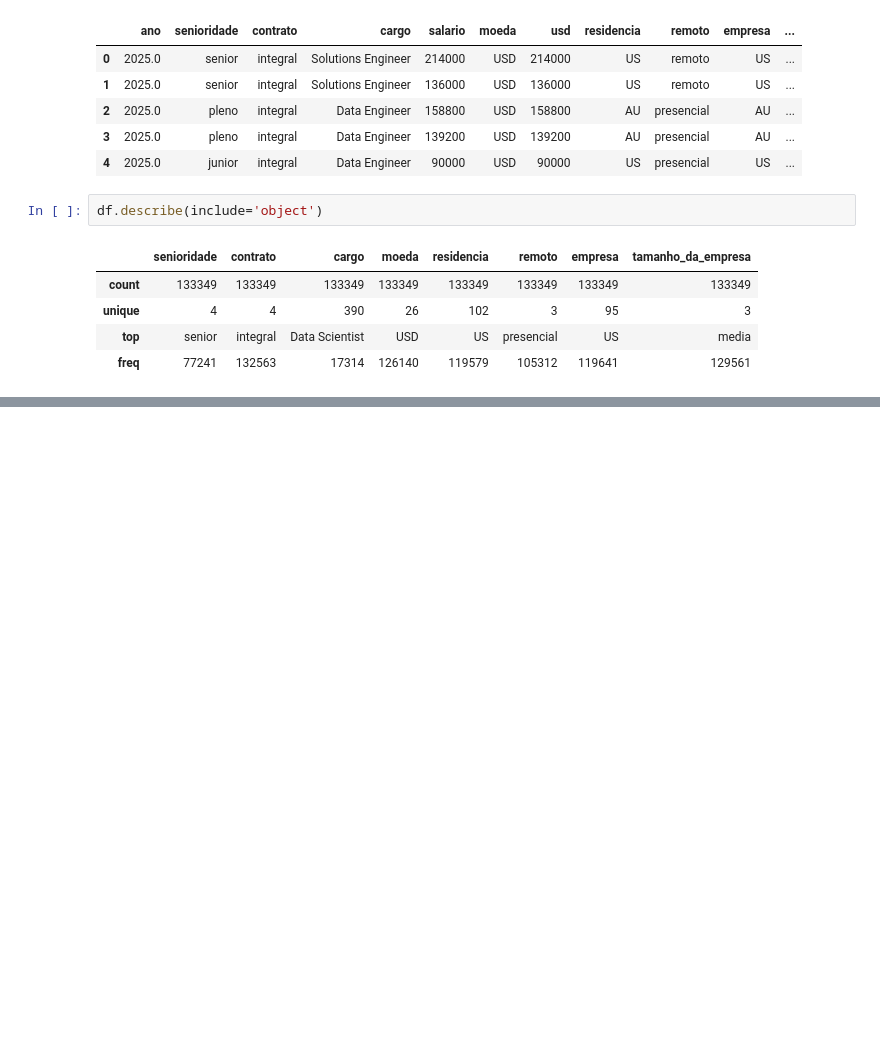
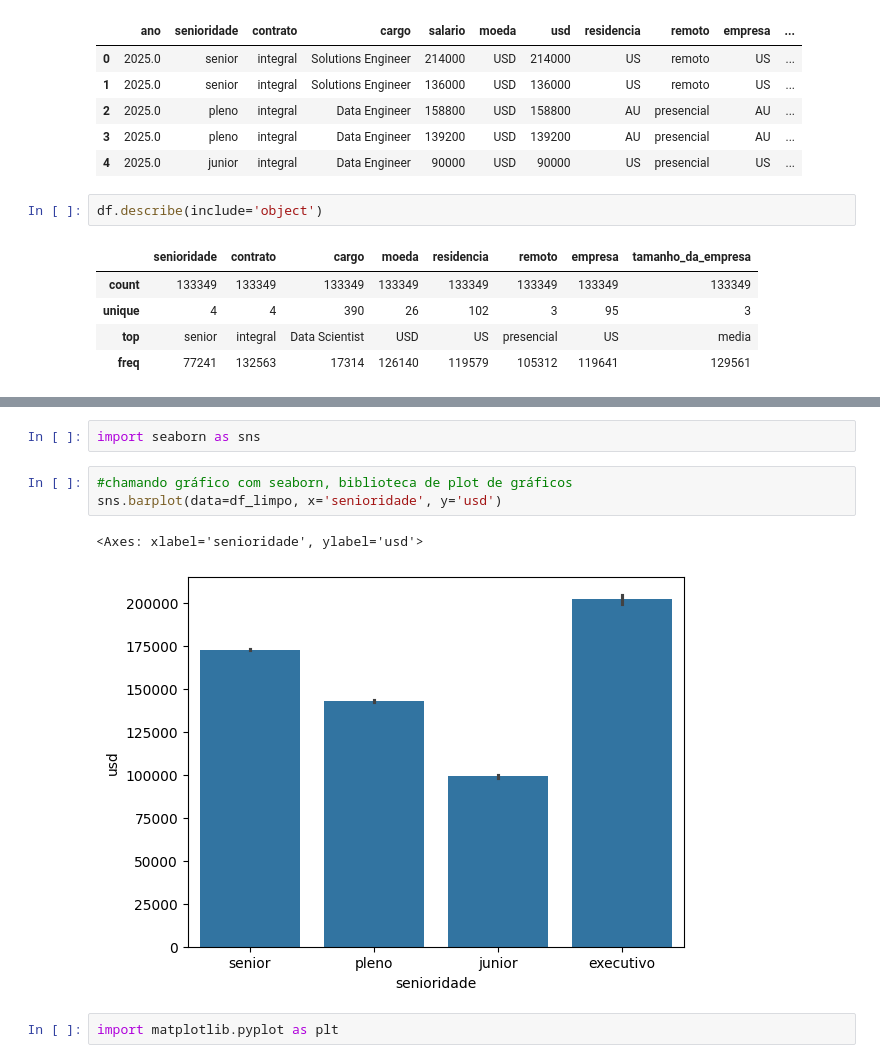
Before and after one commit to EdmilsonA/EdmilsonA, a Jupyter notebook: DadosPython.ipynb, the cells around one changed output, grey strips where cells are left out. Saved outputs shown, nothing was run; the diff lists cells and outputs as text; blank space fills up the shorter version.

```diff
--- a/DadosPython.ipynb
+++ b/DadosPython.ipynb
@@ -207,0 +405,10 @@ df.describe(include='object')
+# %%
+import seaborn as sns
+# %%
+#chamando gráfico com seaborn, biblioteca de plot de gráficos
+sns.barplot(data=df_limpo, x='senioridade', y='usd')
+# %% [output]
+<Axes: xlabel='senioridade', ylabel='usd'>
+[figure, added]
+# %%
+import matplotlib.pyplot as plt
```
Also changed, not shown: parts of 34 cells of this notebook.
